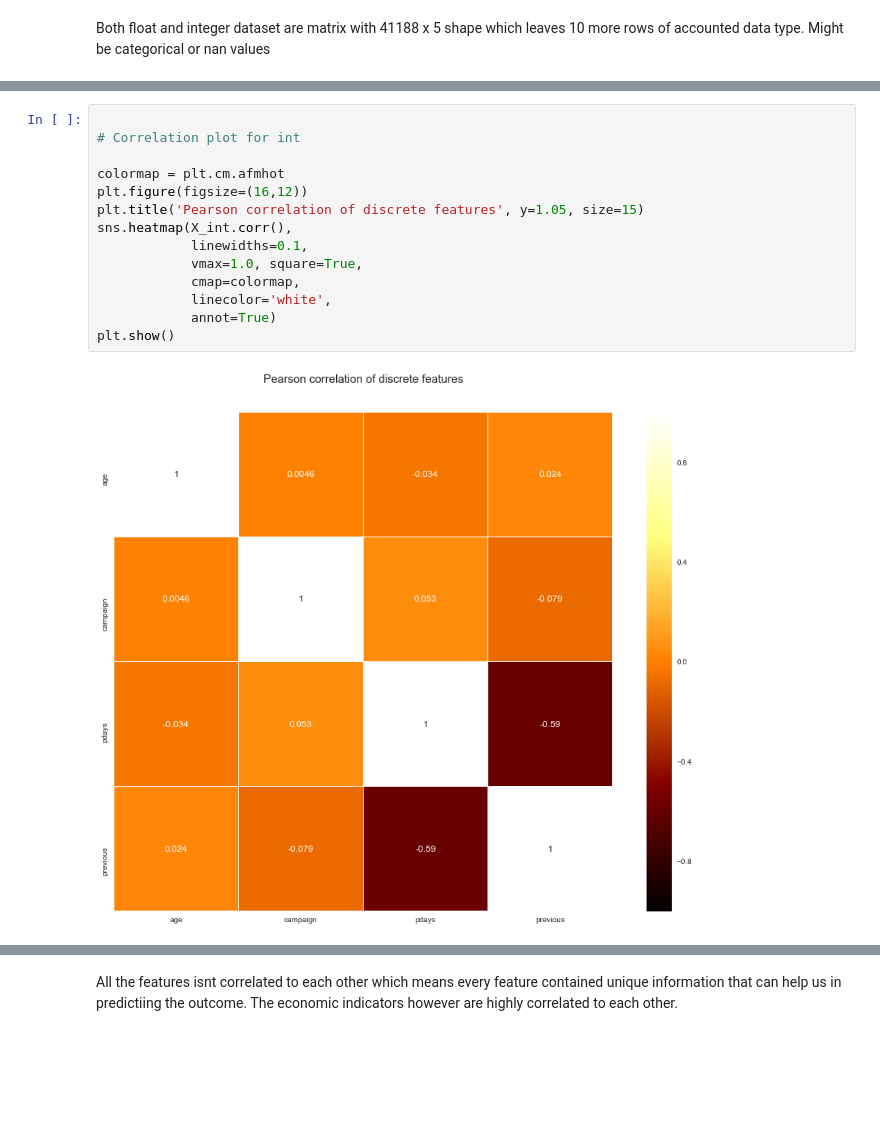
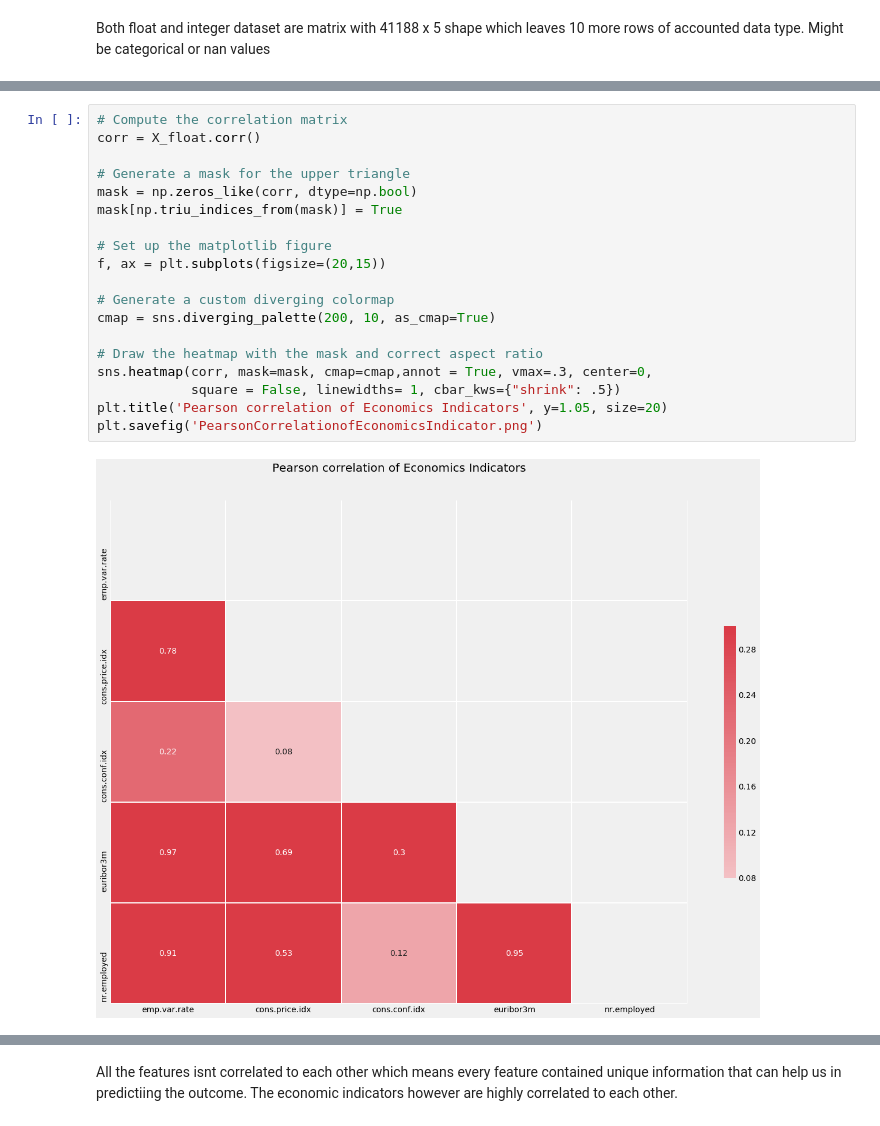
Before and after one commit to faizalazman/Bank-Telemarketing-Classification, a Jupyter notebook: Telemarketing Data Analysis.ipynb, the cells around one changed output, grey strips where cells are left out. Cells and saved outputs as stored; diff of their text form; blank space fills up the shorter version.

```diff
--- a/Telemarketing Data Analysis.ipynb
+++ b/Telemarketing Data Analysis.ipynb
@@ -170,16 +119,21 @@ plt.show()
-# %%
-
-# Correlation plot for int
-
-colormap = plt.cm.afmhot
-plt.figure(figsize=(16,12))
-plt.title('Pearson correlation of discrete features', y=1.05, size=15)
-sns.heatmap(X_int.corr(),
-            linewidths=0.1,
-            vmax=1.0, square=True,
-            cmap=colormap,
-            linecolor='white',
-            annot=True)
-plt.show()
-# %% [output]
-[figure, removed]
+# %%
+# Compute the correlation matrix
+corr = X_float.corr()
+
+# Generate a mask for the upper triangle
+mask = np.zeros_like(corr, dtype=np.bool)
+mask[np.triu_indices_from(mask)] = True
+
+# Set up the matplotlib figure
+f, ax = plt.subplots(figsize=(20,15))
+
+# Generate a custom diverging colormap
+cmap = sns.diverging_palette(200, 10, as_cmap=True)
+
+# Draw the heatmap with the mask and correct aspect ratio
+sns.heatmap(corr, mask=mask, cmap=cmap,annot = True, vmax=.3, center=0,
+            square = False, linewidths= 1, cbar_kws={"shrink": .5})
+plt.title('Pearson correlation of Economics Indicators', y=1.05, size=20)
+plt.savefig('PearsonCorrelationofEconomicsIndicator.png')
+# %% [output]
+[figure, added]
```
Also changed, not shown: parts of 25 cells of this notebook, 5 other files.
